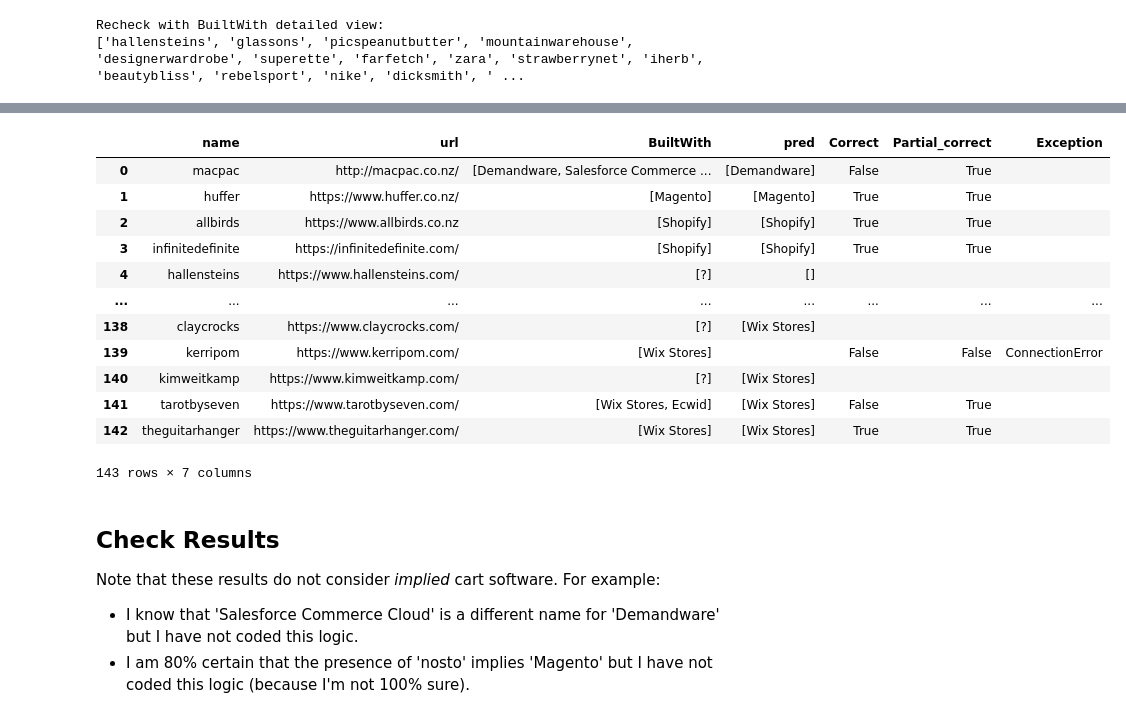
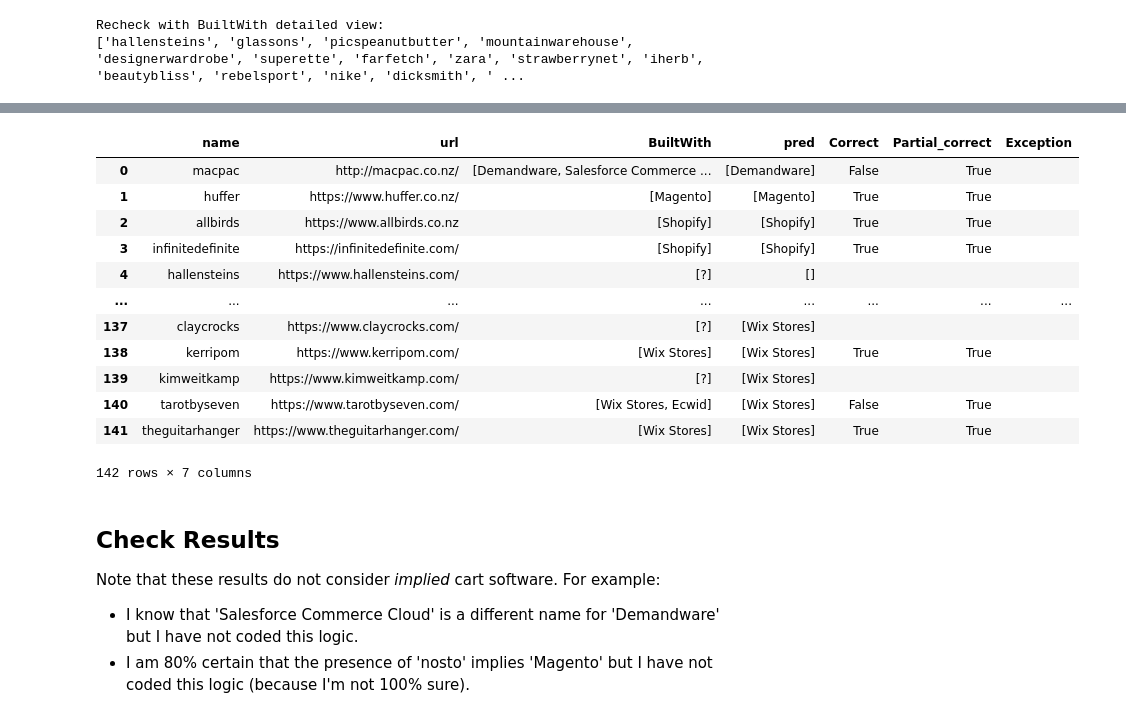
Before and after one commit to xaviermiles/web_sentiment_analysis, a Jupyter notebook: commoncrawl/digital_economy/test_scraping.ipynb, the cells around one changed output, grey strips where cells are left out. Saved outputs shown, nothing was run; the diff lists cells and outputs as text; code cells hidden in the pictures.

```diff
--- a/commoncrawl/digital_economy/test_scraping.ipynb
+++ b/commoncrawl/digital_economy/test_scraping.ipynb
@@ -26,6 +26,10 @@ def make_url_name(url):
         i = netloc_pieces.index('co')
     elif 'com' in netloc_pieces:
         i = netloc_pieces.index('com')
+    elif 'org' in netloc_pieces:
+        i = netloc_pieces.index('org')
+    elif 'nz' in netloc_pieces:
+        i = netloc_pieces.index('nz')
     else:
         return netloc
 
@@ -223,9 +228,7 @@ def cart_software_detector(html):
     ecom = []
 
     # Demandware is a subsidiary of Salesforce and was renamed to Salesforce Commerce Cloud
-    demandware_img_detector = ['demandware' in tag['src']
-                               for tag in bs.find_all('img', {'src': True})]
-    if True in demandware_img_detector:
+    if any('demandware' in tag['src'] for tag in bs.find_all('img', {'src': True})):
         ecom.append('Demandware')
 
     if bs.find('script', attrs={'type': 'text/x-magento-init'}) is not None:
@@ -234,23 +237,23 @@ def cart_software_detector(html):
     if bs.find('span', attrs={'class': 'nosto_cart'}) is not None:
         ecom.append('nosto')
 
-#     shopify_script_detector = ['var Shopify =' in script.string for script in bs.find_all('script') if script.string]
-#     if True in shopify_script_detector:
+#     if any('var Shopify =' in script.string for script in bs.find_all('script') if script.string]):
 #         ecom.append('Shopify')
-    shopify_href_detector = ['shopify' in tag['href'] for tag in bs.find_all('link', {'rel': 'stylesheet', 'href': True})]
-    if True in shopify_href_detector:
+    if any('shopify' in tag['href'] for tag in bs.find_all('link', {'rel': 'stylesheet', 'href': True})):
         ecom.append('Shopify')
 
-    sitecore_detector = ['sitecore-link-wrapper' in tag['class']
-                         for tag in bs.find_all('div', {'class': True})]
-    if True in sitecore_detector or 'SITECORE_APIKEY' in str(bs):
+    sitecore_detector = any('sitecore-link-wrapper' in tag['class'] for tag in bs.find_all('div', {'class': True}))
+    if sitecore_detector or 'SITECORE_APIKEY' in str(bs):
         ecom.append('Sitecore Experience Commerce')
 
     if bs.find('link', {'rel': 'preconnect', 'href': 'https://images.squarespace-cdn.com'}) is not None:
         ecom.append('Squarespace')
 
+    # These two Wix detections work perfectly/identically on the testing websites, so I left just the computationally cheapest
     if bs.find('meta', {'name': 'generator', 'content': 'Wix.com Website Builder'}) is not None:
         ecom.append('Wix Stores')
+#     elif any('static.parastorage.com' in tag['src'] for tag in bs.find_all('script', {'src': True})):
+#         ecom.append('Wix Stores')
 
 #     woocommerce_script_detector = ['woocommerce' in tag['src'] for tag in bs.find_all('script', {'src': True})]
 #     if True in woocommerce_script_detector:
@@ -297,40 +299,45 @@ ConnectionError: https://www.kerripom.com/
 # %%
 pred = {
     site: cart_software_detector(html) for site, html in site_to_html.items()
 }
 
-soft_blocks = ['https://www.repco.co.nz/'
-               'https://kmart.co.nz/']
-for site in soft_blocks:
+robotblocks = [
+    'https://www.repco.co.nz/'
+    'https://kmart.co.nz/',
+    'https://www.ebgames.co.nz/',
+    'https://www.dicksmith.co.nz/',
+    'https://www.amazon.com/',
+]
+for site in robotblocks:
     scrape_errors[site] = "robotblock"
 
 results = pd.DataFrame(
     [(make_url_name(site), site, actual[site], pred.get(site, "")) for site in actual.keys()],
     columns=['name', 'url', 'BuiltWith', 'pred']
 )
 
 results['Correct'] = [actual == pred if actual != ['?'] else ""
                       for actual, pred in zip(results['BuiltWith'], results['pred'])]
 results['Partial_correct'] = [len(set(actual).intersection(set(pred))) > 0 if actual != ['?'] else ""
                               for actual, pred, in zip(results['BuiltWith'], results['pred'])]  # check for any overlap
 results['Exception'] = [scrape_errors.get(site, "") for site in results['url']]
 
 results.to_csv("results/test_scraping_results.csv")
 results
 # %% [output]
 |  | name | url | BuiltWith | pred | Correct | Partial_correct | Exception |
 | 0 | macpac | http://macpac.co.nz/ | [Demandware, Salesforce Commerce ... | [Demandware] | False | True |  |
 | 1 | huffer | https://www.huffer.co.nz/ | [Magento] | [Magento] | True | True |  |
 | 2 | allbirds | https://www.allbirds.co.nz | [Shopify] | [Shopify] | True | True |  |
 | 3 | infinitedefinite | https://infinitedefinite.com/ | [Shopify] | [Shopify] | True | True |  |
 | 4 | hallensteins | https://www.hallensteins.com/ | [?] | [] |  |  |  |
 | ... | ... | ... | ... | ... | ... | ... | ... |
-| 138 | claycrocks | https://www.claycrocks.com/ | [?] | [Wix Stores] |  |  |  |
-| 139 | kerripom | https://www.kerripom.com/ | [Wix Stores] |  | False | False | ConnectionError |
-| 140 | kimweitkamp | https://www.kimweitkamp.com/ | [?] | [Wix Stores] |  |  |  |
-| 141 | tarotbyseven | https://www.tarotbyseven.com/ | [Wix Stores, Ecwid] | [Wix Stores] | False | True |  |
-| 142 | theguitarhanger | https://www.theguitarhanger.com/ | [Wix Stores] | [Wix Stores] | True | True |  |
+| 137 | claycrocks | https://www.claycrocks.com/ | [?] | [Wix Stores] |  |  |  |
+| 138 | kerripom | https://www.kerripom.com/ | [Wix Stores] | [Wix Stores] | True | True |  |
+| 139 | kimweitkamp | https://www.kimweitkamp.com/ | [?] | [Wix Stores] |  |  |  |
+| 140 | tarotbyseven | https://www.tarotbyseven.com/ | [Wix Stores, Ecwid] | [Wix Stores] | False | True |  |
+| 141 | theguitarhanger | https://www.theguitarhanger.com/ | [Wix Stores] | [Wix Stores] | True | True |  |
-143 rows × 7 columns
+142 rows × 7 columns
 # %% [markdown]
 ## Check Results
 
```
Also changed, not shown: parts of 14 cells of this notebook.
